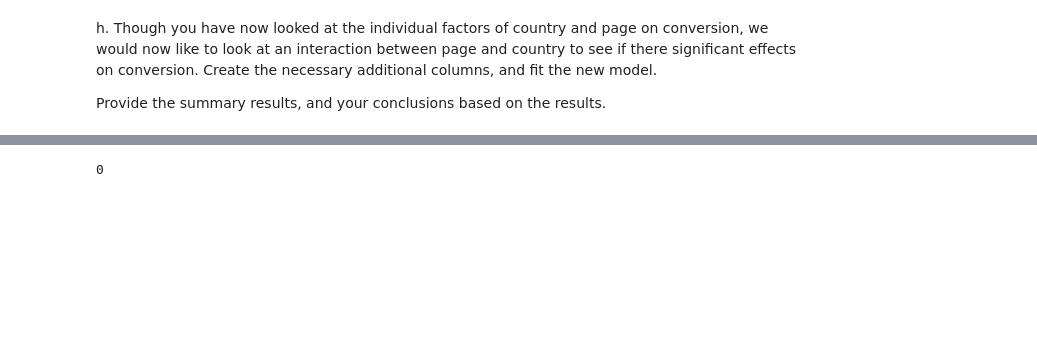
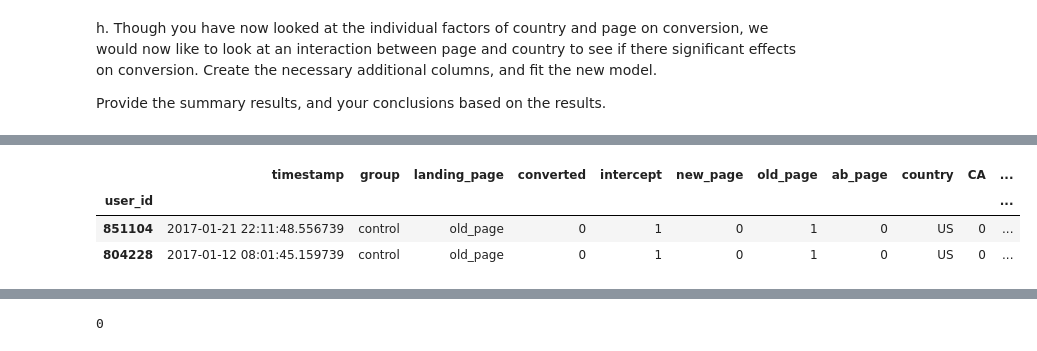
Before and after one commit to naomisn/Analyze-A-B-test, a Jupyter notebook: Analyze_ab_test_results_notebook.ipynb, the cells around one changed output, grey strips where cells are left out. Saved outputs shown, nothing was run; the diff lists cells and outputs as text; code cells hidden in the pictures; blank space fills up the shorter version.

```diff
--- a/Analyze_ab_test_results_notebook.ipynb
+++ b/Analyze_ab_test_results_notebook.ipynb
@@ -583,0 +566,7 @@ dtype: float64
+# %%
+df3.head(2)
+# %% [output]
+|  | timestamp | group | landing_page | converted | intercept | new_page | old_page | ab_page | country | CA | ... |
+| user_id |  |  |  |  |  |  |  |  |  |  | ... |
+| 851104 | 2017-01-21 22:11:48.556739 | control | old_page | 0 | 1 | 0 | 1 | 0 | US | 0 | ... |
+| 804228 | 2017-01-12 08:01:45.159739 | control | old_page | 0 | 1 | 0 | 1 | 0 | US | 0 | ... |
```
Also changed, not shown: parts of 25 cells of this notebook.
